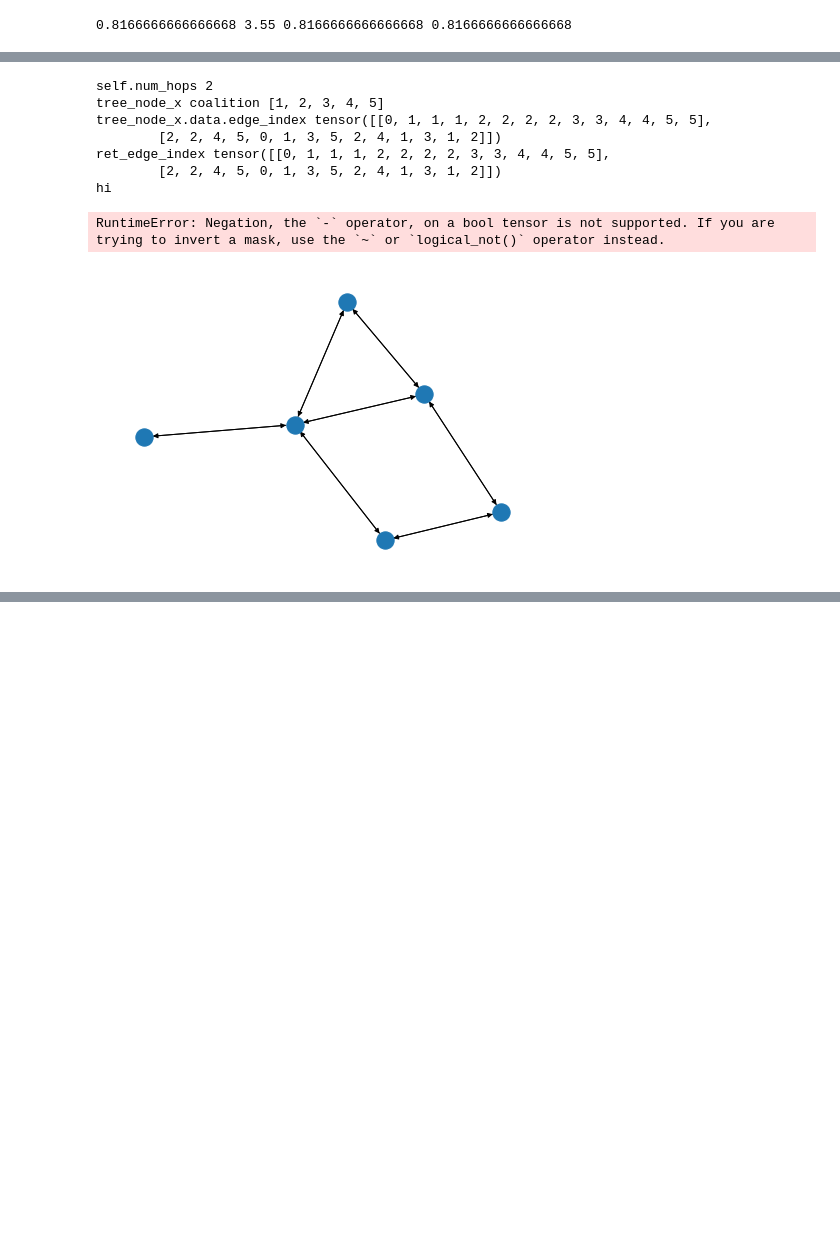
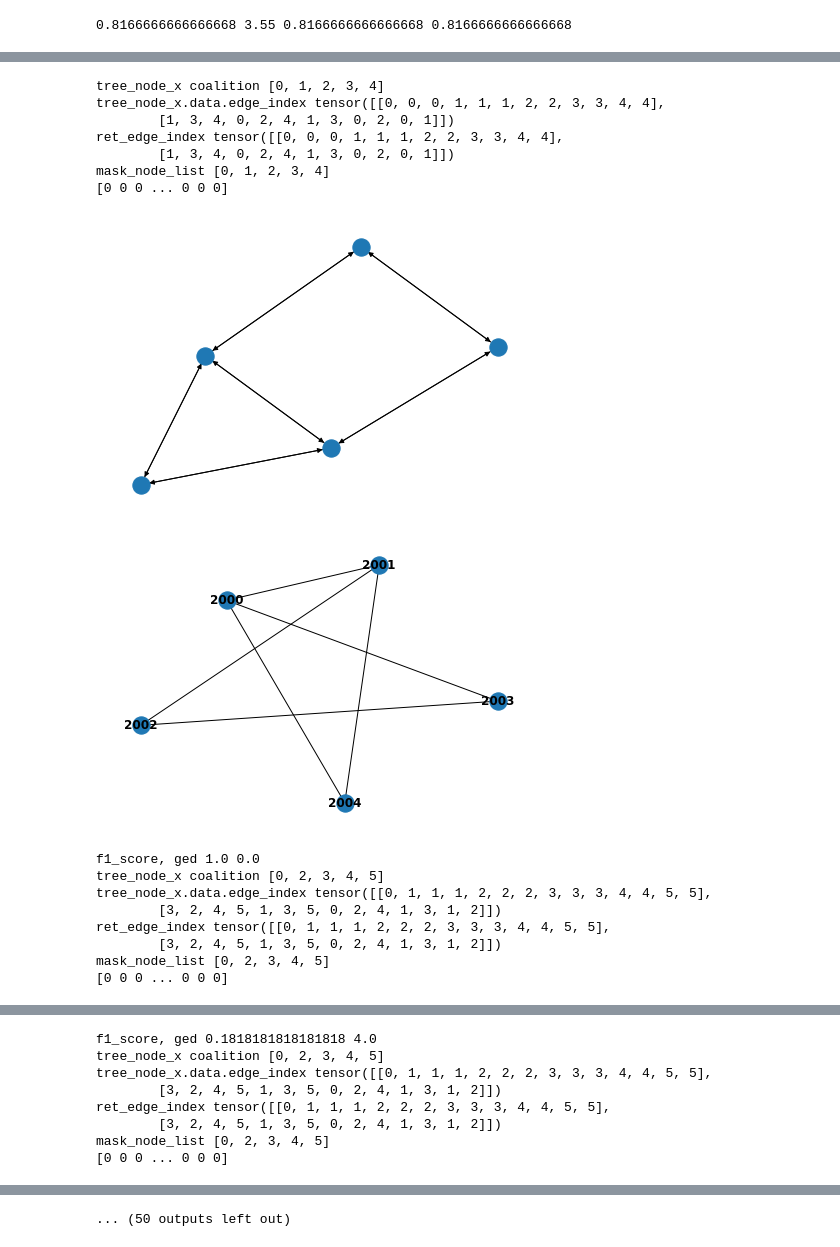
Before and after one commit to GraphFramEx/graphframex, a Jupyter notebook: test.ipynb, the cells around one changed output, grey strips where cells are left out. Saved outputs shown, nothing was run; the diff lists cells and outputs as text; code cells hidden in the pictures; blank space fills up the shorter version.

```diff
--- a/test.ipynb
+++ b/test.ipynb
@@ -618,7 +663,7 @@ print(np.mean(F1_scores), np.mean(GED), np.mean(Recall), np.mean(Precision))
 0.8333333333333334 1.8571428571428572 0.8333333333333334 0.8333333333333334
 # %%
 def explain_occlusion(model, node_idx, x, edge_index, target, include_edges=None):
-    depth_limit = 2 + 1
+    depth_limit = model.num_layers + 1
     data = Data(x=x, edge_index=edge_index)
     pred_prob = model(data.x, data.edge_index)[node_idx][target].item()
     g = to_networkx(data)
@@ -2003,43 +2098,53 @@ for node_idx in list_node_idx:
     #explain_result, node_mask = \
     edge_mask = \
                 subgraphx.explain(data.x, data.edge_index,
-                                  max_nodes=5,
+                                  max_nodes=6,
                                   label=labels[node_idx],
                                   node_idx=node_idx)
-    recall, precision, f1_score, ged = evaluate(node_idx, data, edge_mask, num_top_edges = 6)
+
+    print(edge_mask)#[1997:2007])
+    recall, precision, f1_score, ged = evaluate(node_idx, data, edge_mask, num_top_edges = None)
 
     """
     print("node_mask shape", len(node_mask))
     print("node_mask", node_mask)
     print(explain_result[0]['data'].edge_index)
     print(subgraphx.mapping_inv)
     G_expl = to_networkx(explain_result[0]['data']).to_undirected()
     G_expl = nx.relabel_nodes(G_expl, subgraphx.mapping_inv)
 
 
     plt.figure(1,figsize=(14,12))
     #nx.draw(G_expl,node_size=75,linewidths=6)
     plt.show()
     end_time = time.time()
     duration_seconds = end_time - start_time
     duration_samples.append(duration_seconds)
 
     recall, precision, f1_score, ged = evaluate_subgraph(node_idx, data, G_expl)
     """
 
 
     Recall.append(recall)
     Precision.append(precision)
     F1_scores.append(f1_score)
     GED.append(ged)
     print("f1_score, ged", f1_score, ged)
 # %% [output]
-self.num_hops 2
-tree_node_x coalition [1, 2, 3, 4, 5]
-tree_node_x.data.edge_index tensor([[0, 1, 1, 1, 2, 2, 2, 2, 3, 3, 4, 4, 5, 5],
-        [2, 2, 4, 5, 0, 1, 3, 5, 2, 4, 1, 3, 1, 2]])
-ret_edge_index tensor([[0, 1, 1, 1, 2, 2, 2, 2, 3, 3, 4, 4, 5, 5],
-        [2, 2, 4, 5, 0, 1, 3, 5, 2, 4, 1, 3, 1, 2]])
-hi
+tree_node_x coalition [0, 1, 2, 3, 4]
+tree_node_x.data.edge_index tensor([[0, 0, 0, 1, 1, 1, 2, 2, 3, 3, 4, 4],
+        [1, 3, 4, 0, 2, 4, 1, 3, 0, 2, 0, 1]])
+ret_edge_index tensor([[0, 0, 0, 1, 1, 1, 2, 2, 3, 3, 4, 4],
+        [1, 3, 4, 0, 2, 4, 1, 3, 0, 2, 0, 1]])
+mask_node_list [0, 1, 2, 3, 4]
+[0 0 0 ... 0 0 0]
+[figure, new version]
+[figure, added]
-RuntimeError: Negation, the `-` operator, on a bool tensor is not supported. If you are trying to invert a mask, use the `~` or `logical_not()` operator instead.
+f1_score, ged 1.0 0.0
+tree_node_x coalition [0, 2, 3, 4, 5]
+tree_node_x.data.edge_index tensor([[0, 1, 1, 1, 2, 2, 2, 3, 3, 3, 4, 4, 5, 5],
+        [3, 2, 4, 5, 1, 3, 5, 0, 2, 4, 1, 3, 1, 2]])
+ret_edge_index tensor([[0, 1, 1, 1, 2, 2, 2, 3, 3, 3, 4, 4, 5, 5],
+        [3, 2, 4, 5, 1, 3, 5, 0, 2, 4, 1, 3, 1, 2]])
+mask_node_list [0, 2, 3, 4, 5]
+[0 0 0 ... 0 0 0]
-[figure, old version]
@@ -2045,0 +2171,8 @@ RuntimeError: Negation, the `-` operator, on a bool tensor is not supported. If
+f1_score, ged 0.1818181818181818 4.0
+tree_node_x coalition [0, 2, 3, 4, 5]
+tree_node_x.data.edge_index tensor([[0, 1, 1, 1, 2, 2, 2, 3, 3, 3, 4, 4, 5, 5],
+        [3, 2, 4, 5, 1, 3, 5, 0, 2, 4, 1, 3, 1, 2]])
+ret_edge_index tensor([[0, 1, 1, 1, 2, 2, 2, 3, 3, 3, 4, 4, 5, 5],
+        [3, 2, 4, 5, 1, 3, 5, 0, 2, 4, 1, 3, 1, 2]])
+mask_node_list [0, 2, 3, 4, 5]
+[0 0 0 ... 0 0 0]
@@ -2046,3 +2181,4 @@ RuntimeError: Negation, the `-` operator, on a bool tensor is not supported. If
+... (50 outputs left out)
 # %%
 def evaluate_subgraph(node_idx, data, G_expl):
     G_true, role = get_ground_truth_ba_shapes(node_idx)
```
Also changed, not shown: parts of 15 cells of this notebook, 5 other files.
